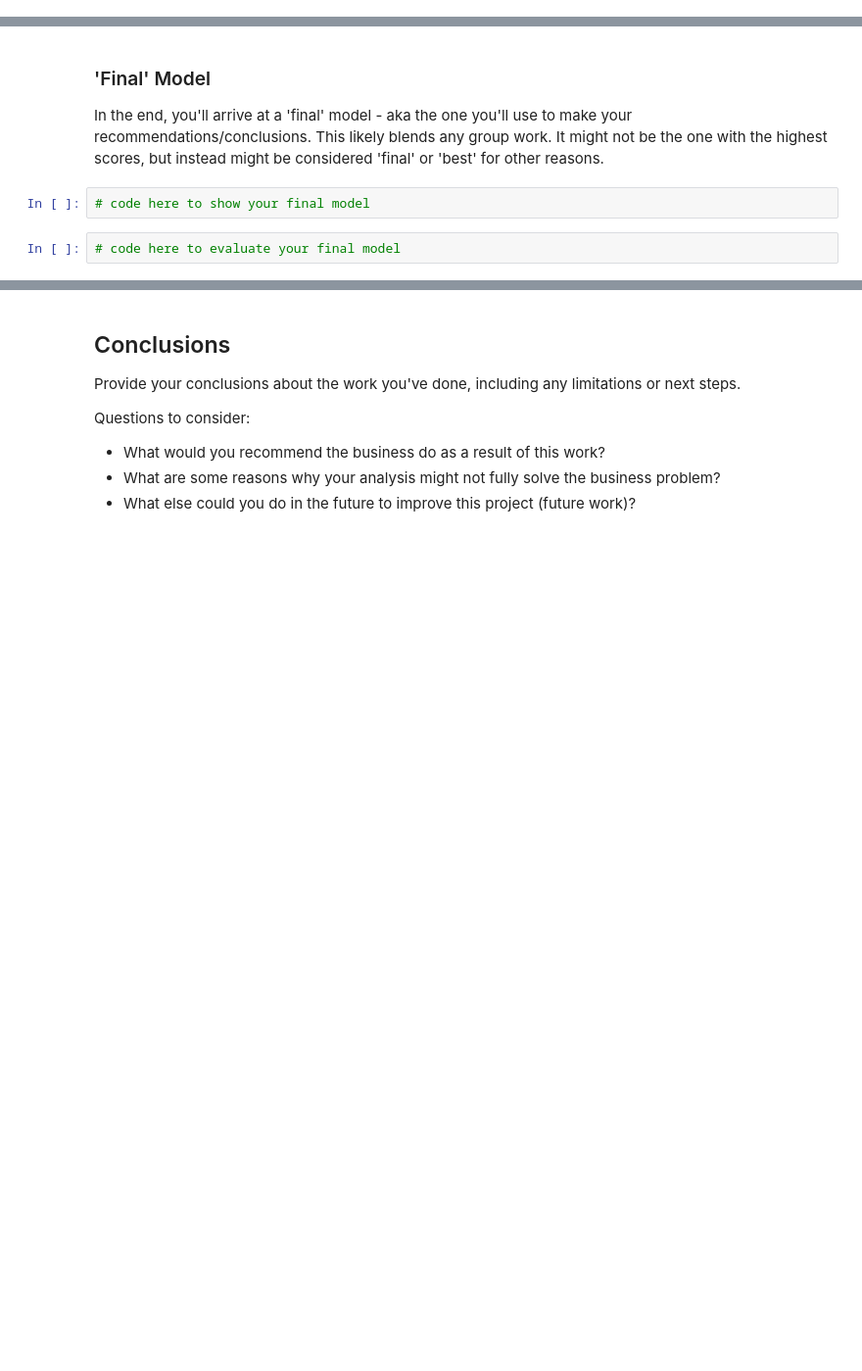
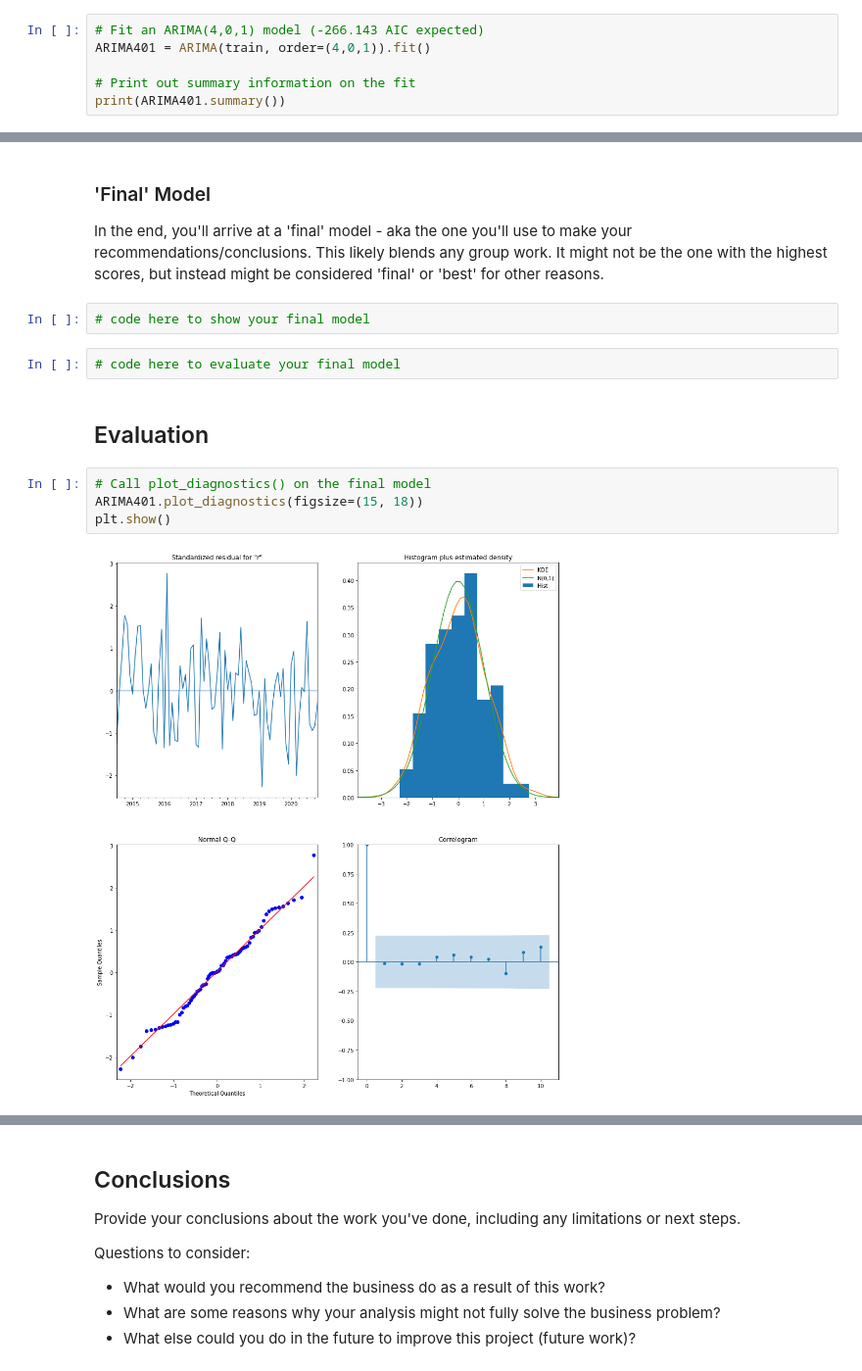
Before and after one commit to aokdata/Solar_Power_Output_Time_Series, a Jupyter notebook: Solar_Power_Output_Time_Series_Notebook.ipynb, the cells around one changed output, grey strips where cells are left out. Shown at 98% size. Cells and saved outputs as stored; diff of their text form; blank space fills up the shorter version.

Commit message:
notebook updated with models and forecasts

```diff
--- a/Solar_Power_Output_Time_Series_Notebook.ipynb
+++ b/Solar_Power_Output_Time_Series_Notebook.ipynb
@@ -972,0 +1308,6 @@ Warnings:
+# %%
+# Fit an ARIMA(4,0,1) model (-266.143 AIC expected)
+ARIMA401 = ARIMA(train, order=(4,0,1)).fit()
+
+# Print out summary information on the fit
+print(ARIMA401.summary())
@@ -978,3 +1346,11 @@ In the end, you'll arrive at a 'final' model - aka the one you'll use to make yo
 # code here to show your final model
 # %%
 # code here to evaluate your final model
+# %% [markdown]
+## Evaluation
+# %%
+# Call plot_diagnostics() on the final model
+ARIMA401.plot_diagnostics(figsize=(15, 18))
+plt.show()
+# %% [output]
+[figure, added]
```
Also changed, not shown: parts of 72 cells of this notebook.
